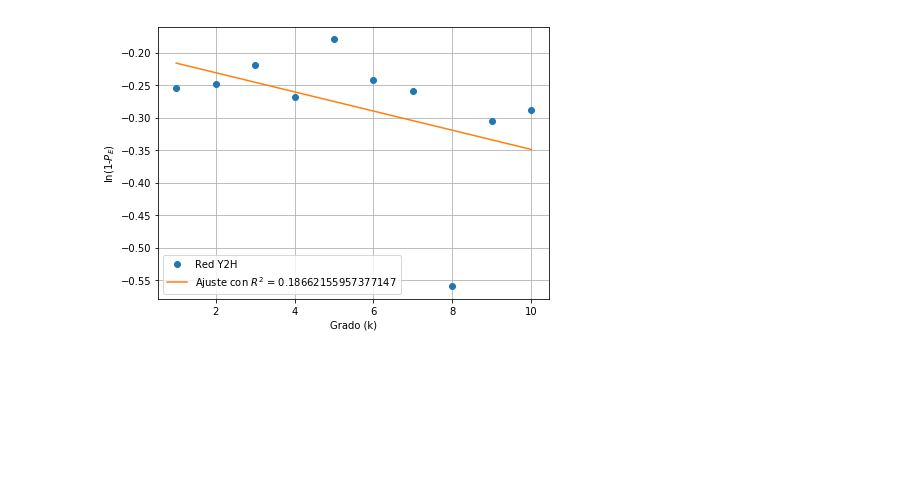
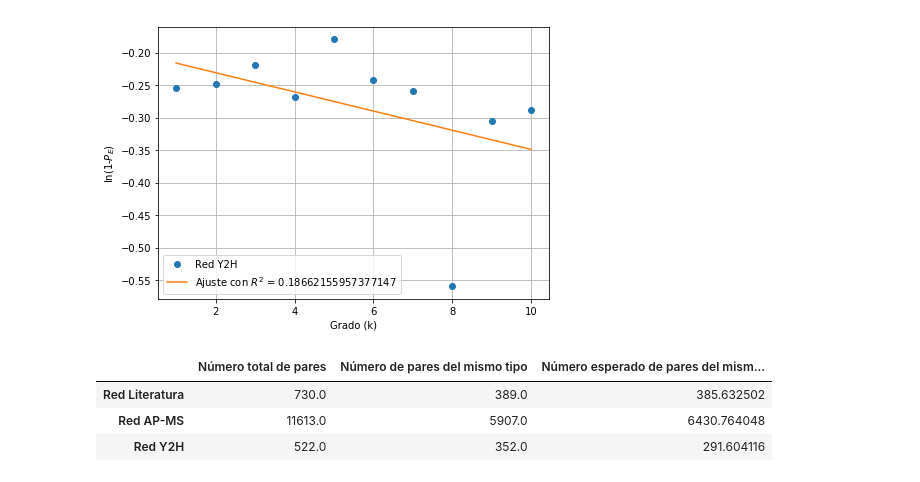
Before and after one commit to allshaks/TP2, a Jupyter notebook: Fig2bHe.ipynb, the cells around one changed output. Cells and saved outputs as stored; diff of their text form; code cells hidden in the pictures; blank space fills up the shorter version.

```diff
--- a/Fig2bHe.ipynb
+++ b/Fig2bHe.ipynb
@@ -56,6 +56,25 @@ def probEsencial(red, grado):
         n += 1
         count += red.nodes.data()[nodo]['Esencial']
     return (count/n)
+# %%
+def contarPares(red, alpha, beta):
+    nodos = list(red.degree)
+    A = nx.adjacency_matrix(red).toarray()
+    A2 = np.matmul(A,A)
+    matrizPares = (((A2>=3).astype(int)-np.identity(red.number_of_nodes())-A)>0).astype(int)
+    coordsPares = np.where(matrizPares == 1)
+    numPares = int(len(coordsPares[0]) / 2)
+    numParesTipo = 0
+    probMismoTipo = 0
+    for nodo1, nodo2 in zip(*coordsPares):
+        if (nodo1 > nodo2): continue
+        k1 = nodos[nodo1][1]
+        k2 = nodos[nodo2][1]
+        P1NE = (1-beta)*((1-alpha)**k1)
+        P2NE = (1-beta)*((1-alpha)**k2)
+        probMismoTipo += (P1NE*P2NE + (1-P1NE)*(1-P2NE))
+        numParesTipo += int(red.nodes.data()[nodos[nodo1][0]]['Esencial'] == red.nodes.data()[nodos[nodo2][0]]['Esencial'])
+    return [numPares, numParesTipo, probMismoTipo]
 # %%
 g = list(range(1,11))
 alpha = [float, float, float]
@@ -97,3 +116,20 @@ p-valor = 0.2125
 [figure]
 [figure]
 [figure]
+# %%
+cols = ['Número total de pares', 'Número de pares del mismo tipo', 'Número esperado de pares del mismo tipo']
+tabla = pd.DataFrame(np.nan, columns = cols, index = sRed)
+d = [list(),list(),list()]
+for i, red in enumerate(redes):
+    d[i] = contarPares(red, alpha[i], beta[i])
+    for j, col in enumerate(cols):
+        tabla.loc[sRed[i]][col] = d[i][j]
+tabla
+
+################## IMPORTANTE ###################
+## HAY QUE SACAR LA RED AP-MS Y PONER LA OTRA ##
+# %% [output]
+|  | Número total de pares | Número de pares del mismo tipo | Número esperado de pares del mism... |
+| Red Literatura | 730.0 | 389.0 | 385.632502 |
+| Red AP-MS | 11613.0 | 5907.0 | 6430.764048 |
+| Red Y2H | 522.0 | 352.0 | 291.604116 |
```
